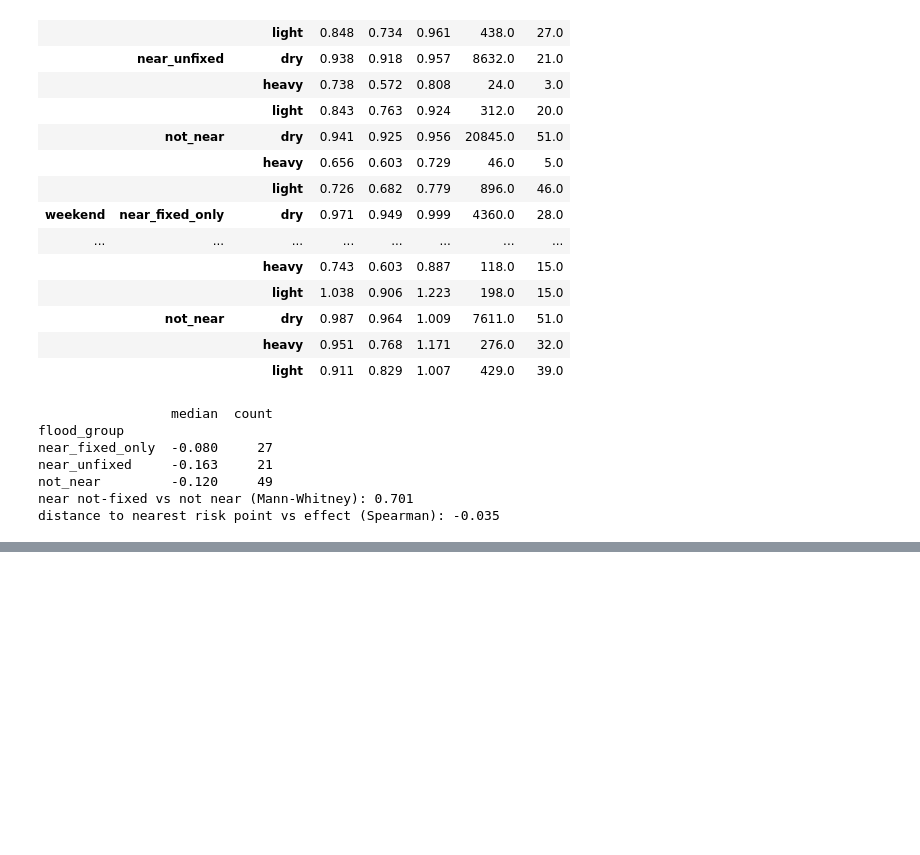
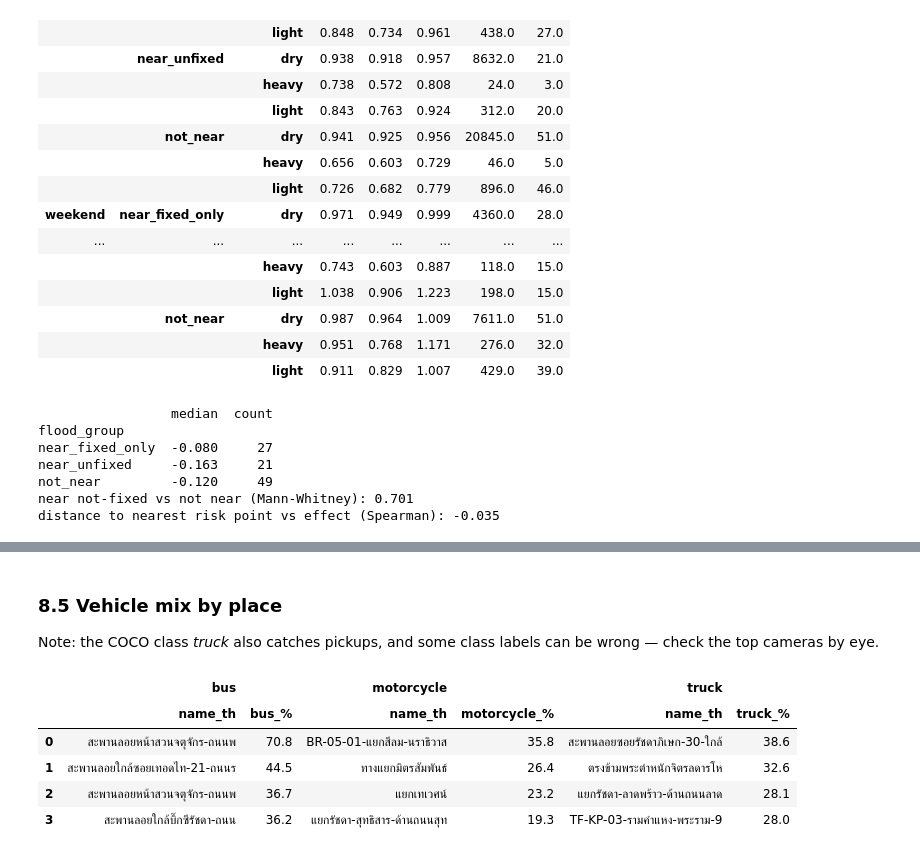
Before and after one commit to Mahhhh123/DSDE-Project-Traffic, a Jupyter notebook: 03_data_science/analysis.ipynb, the cells around one changed output, grey strips where cells are left out. Cells and saved outputs as stored; diff of their text form; code cells hidden in the pictures; blank space fills up the shorter version.

```diff
--- a/03_data_science/analysis.ipynb
+++ b/03_data_science/analysis.ipynb
@@ -307,0 +401,15 @@ distance to nearest risk point vs effect (Spearman): -0.035
+# %% [markdown]
+### 8.5 Vehicle mix by place
+Note: the COCO class *truck* also catches pickups, and some class labels can be wrong — check the top cameras by eye.
+# %%
+mix = F.groupby('cam')[['car', 'motorcycle', 'bus', 'truck', 'vehicles']].sum().join(cams.set_index('cam').name_th)
+for k in ['bus', 'motorcycle', 'truck']:
+    mix[k + '_%'] = (mix[k] / mix.vehicles * 100).round(1)
+pd.concat({k: mix.sort_values(k + '_%', ascending=False).head(4)[['name_th', k + '_%']].reset_index(drop=True) for k in ['bus', 'motorcycle', 'truck']}, axis=1)
+# %% [output]
+|  | bus |  | motorcycle |  | truck |  |
+|  | name_th | bus_% | name_th | motorcycle_% | name_th | truck_% |
+| 0 | สะพานลอยหน้าสวนจตุจักร-ถนนพ | 70.8 | BR-05-01-แยกสีลม-นราธิวาส | 35.8 | สะพานลอยซอยรัชดาภิเษก-30-ใกล้ | 38.6 |
+| 1 | สะพานลอยใกล้ซอยเทอดไท-21-ถนนร | 44.5 | ทางแยกมิตรสัมพันธ์ | 26.4 | ตรงข้ามพระตำหนักจิตรลดารโห | 32.6 |
+| 2 | สะพานลอยหน้าสวนจตุจักร-ถนนพ | 36.7 | แยกเทเวศน์ | 23.2 | แยกรัชดา-ลาดพร้าว-ด้านถนนลาด | 28.1 |
+| 3 | สะพานลอยใกล้บิ๊กซีรัชดา-ถนน | 36.2 | แยกรัชดา-สุทธิสาร-ด้านถนนสุท | 19.3 | TF-KP-03-รามคำแหง-พระราม-9 | 28.0 |
```
Also changed, not shown: parts of 12 cells of this notebook, 2 other files.
